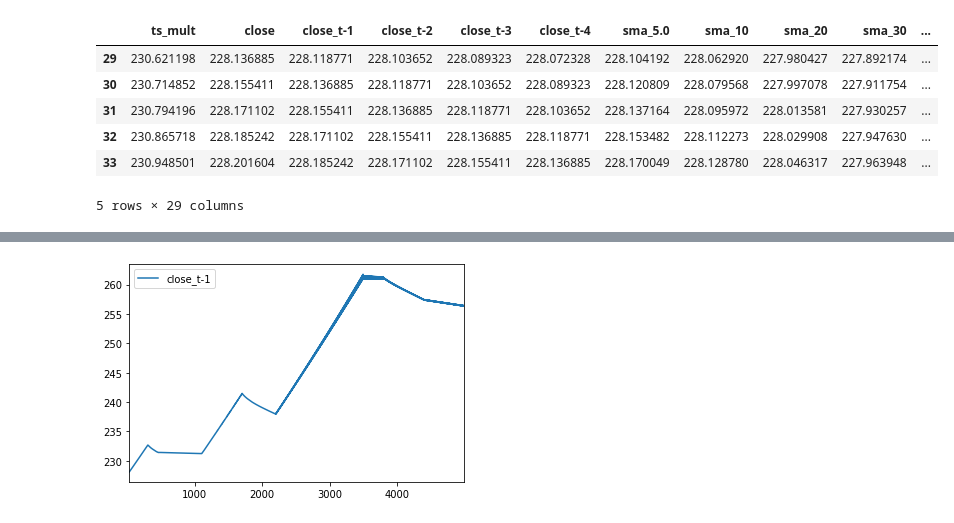
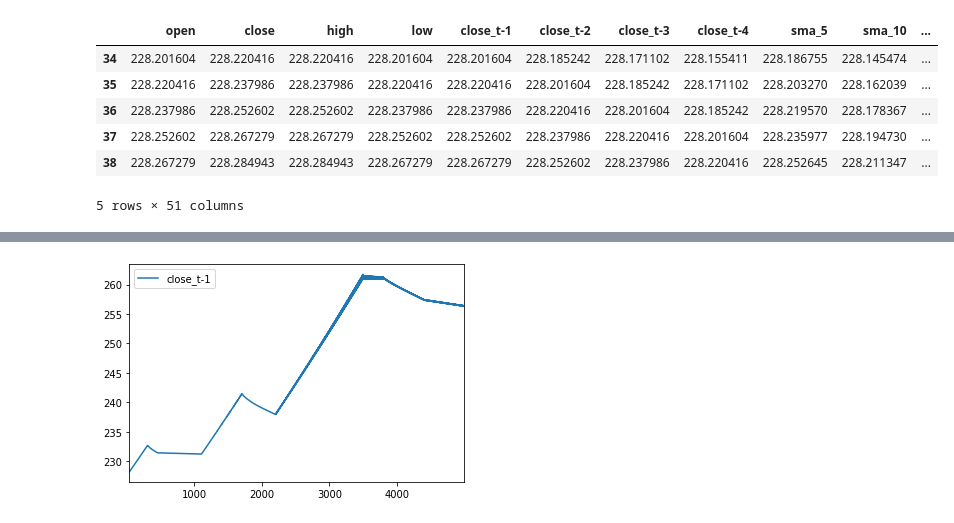
Before and after one commit to cetrulin/regime-switching-series-generator, a Jupyter notebook: notebooks/INDICATORS_DATASET_TS-GENERATOR.ipynb, the cells around one changed output, grey strips where cells are left out. Saved outputs shown, nothing was run; the diff lists cells and outputs as text; code cells hidden in the pictures.

```diff
--- a/notebooks/INDICATORS_DATASET_TS-GENERATOR.ipynb
+++ b/notebooks/INDICATORS_DATASET_TS-GENERATOR.ipynb
@@ -74,0 +44,12 @@ Name: close, dtype: float64
+# %%
+# Open file
+df=pd.read_csv(file)
+df['close'] = df[FIELD]
+df['open'] = df[FIELD].shift(1) # close value of previous period/row
+initial_len = len(df)
+df.dropna(inplace=True) # remove first row as open is NaN
+assert len(df) + 1 == initial_len
+df['high'] = pd.np.maximum(df['open'], df['close'])
+df['low'] = pd.np.minimum(df['open'], df['close'])
+df = df[['open','close','high','low']]
+df.head()
@@ -98,22 +94,18 @@ extra_timeranges=[default_timerange/2, default_timerange, default_timerange*2, d
 # Iterate and run list of indicators selected
 # All of them produced for 25 prior mins of data
 # ###########################################
-for key in list(indicator.keys()):
-    if key not in ['stoch', 'macd', 'willr', 'adosc', 'cci', 'adx',
-                   'aroon', 'bbands', 'obv', 'stochf', 'medprice',
-                   'typprice', 'wclprice', 'atr', 'macdfix', 'mfi',
-                   'sar']:  # avoiding indicators that need more than 1 series (more than close: ex: high/low)
+for ind in list(indicators):
+    if ind not in ['adosc', 'obv', 'mfi']:  # avoiding indicators that need volume
         # For indicators that only return one column (this will need to be modified depending on the selection of indicators)
-        if key in ['ema','sma','wma','trima']: # ,'macdfix']:
+        if ind in ['ema','sma','trima']:
             for timerange in extra_timeranges:
-                df[key+'_'+str(timerange)]=indicator[key](df, timeperiod=timerange)
-        elif key not in ['bbands','aroon','stoch','macd','macdfix','stochf']:
-            df[key+'_'+str(default_timerange)]=indicator[key](df, timeperiod=(default_timerange))
+                df[ind+'_'+str(int(timerange))] = get_indicator(ind)(df, timeperiod=timerange)
+        elif ind not in ['bbands','aroon','stoch','macd','macdfix','stochf']:
+            df[ind+'_'+str(int(default_timerange))] = get_indicator(ind)(df, timeperiod=(default_timerange))
         # Otherwise check the list of columns and return all
         else:
-            key_output=indicator[key](df, timeperiod=(default_timerange)) #, price='close')
+            key_output=get_indicator(ind)(df, timeperiod=(default_timerange)) #, price='close')
             for j in range(0,len(list(key_output.columns))):
-                df[key+'_'+key_output.columns[j]]=key_output[[j]]
-
+                df[ind+'_'+key_output.columns[int(j)]] = key_output[key_output.columns[j]]
 df.head()
 # %% [output]
@@ -127,24 +119,24 @@ df.head()
 # %%
 def set_label(row):
     if row['close_t+1'] > row['close']: return 1
     else: return 0
 
 # One minute ahead closing price
 df['close_t+1']=df['close'].shift(-1)
 
 # Creating label/y to be predicted / independent (predicted) feature 'y'
 df['label'] = df.apply(set_label, axis=1)
-df.drop(columns=['n_row', 'new_switch', 'cur_switch', 'current_model_id', 'new_model_id',
-                 'weights', 'ts', 'ret_ts', 'ts_n1_pre', 'ts_n2_pre', 'ts_n1_post', 'ts_n2_post'], inplace=True)
+# df.drop(columns=['n_row', 'new_switch', 'cur_switch', 'current_model_id', 'new_model_id',
+#                  'weights', 'ts', 'ret_ts', 'ts_n1_pre', 'ts_n2_pre', 'ts_n1_post', 'ts_n2_post'], inplace=True)
 df.dropna(inplace=True)
 df.head()
 # %% [output]
-|  | ts_mult | close | close_t-1 | close_t-2 | close_t-3 | close_t-4 | sma_5.0 | sma_10 | sma_20 | sma_30 | ... |
-| 29 | 230.621198 | 228.136885 | 228.118771 | 228.103652 | 228.089323 | 228.072328 | 228.104192 | 228.062920 | 227.980427 | 227.892174 | ... |
-| 30 | 230.714852 | 228.155411 | 228.136885 | 228.118771 | 228.103652 | 228.089323 | 228.120809 | 228.079568 | 227.997078 | 227.911754 | ... |
-| 31 | 230.794196 | 228.171102 | 228.155411 | 228.136885 | 228.118771 | 228.103652 | 228.137164 | 228.095972 | 228.013581 | 227.930257 | ... |
-| 32 | 230.865718 | 228.185242 | 228.171102 | 228.155411 | 228.136885 | 228.118771 | 228.153482 | 228.112273 | 228.029908 | 227.947630 | ... |
-| 33 | 230.948501 | 228.201604 | 228.185242 | 228.171102 | 228.155411 | 228.136885 | 228.170049 | 228.128780 | 228.046317 | 227.963948 | ... |
+|  | open | close | high | low | close_t-1 | close_t-2 | close_t-3 | close_t-4 | sma_5 | sma_10 | ... |
+| 34 | 228.201604 | 228.220416 | 228.220416 | 228.201604 | 228.201604 | 228.185242 | 228.171102 | 228.155411 | 228.186755 | 228.145474 | ... |
+| 35 | 228.220416 | 228.237986 | 228.237986 | 228.220416 | 228.220416 | 228.201604 | 228.185242 | 228.171102 | 228.203270 | 228.162039 | ... |
+| 36 | 228.237986 | 228.252602 | 228.252602 | 228.237986 | 228.237986 | 228.220416 | 228.201604 | 228.185242 | 228.219570 | 228.178367 | ... |
+| 37 | 228.252602 | 228.267279 | 228.267279 | 228.252602 | 228.252602 | 228.237986 | 228.220416 | 228.201604 | 228.235977 | 228.194730 | ... |
+| 38 | 228.267279 | 228.284943 | 228.284943 | 228.267279 | 228.267279 | 228.252602 | 228.237986 | 228.220416 | 228.252645 | 228.211347 | ... |
-5 rows × 29 columns
+5 rows × 51 columns
 # %%
 # Select columns for output
```
Also changed, not shown: parts of 8 cells of this notebook, 5 other files.
